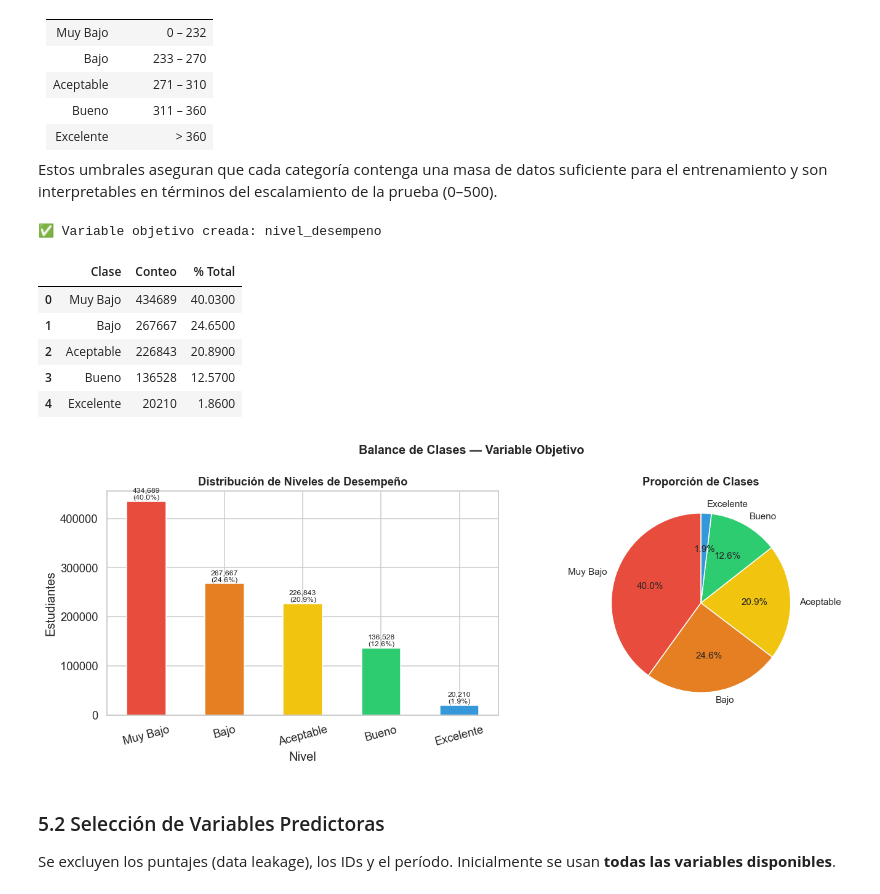
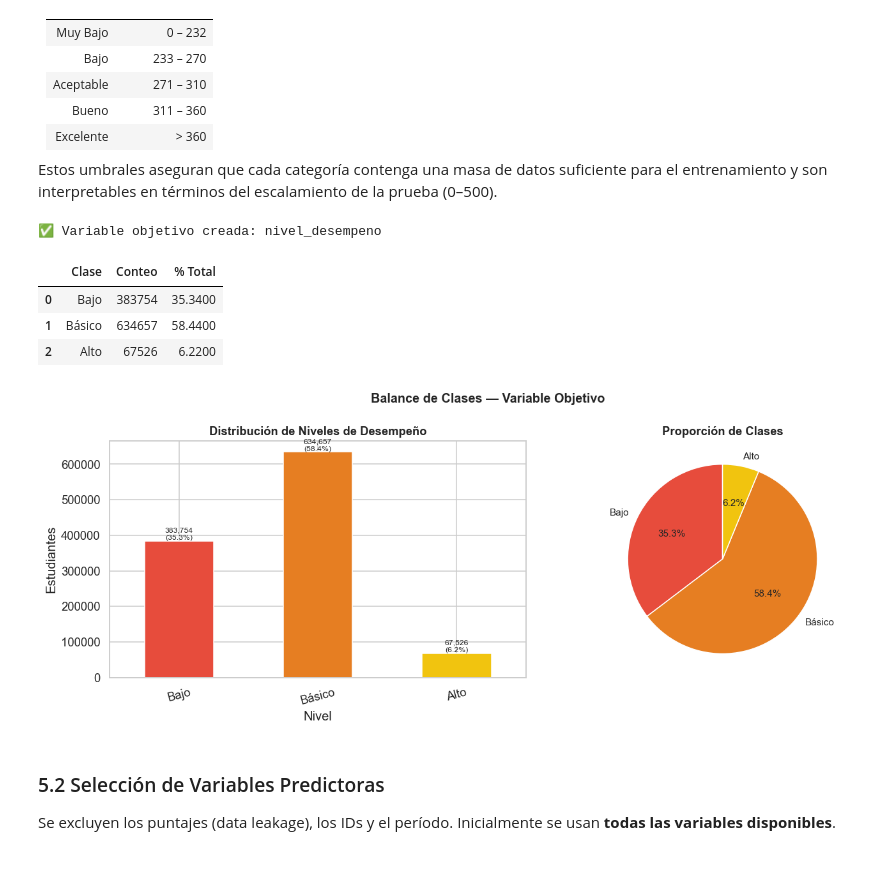
Before and after one commit to ccarvajalesc/PUJ-ML-Proyecto, a Jupyter notebook: Notebooks/Saber11_ML_Proyecto_V2.ipynb, the cells around one changed output. Cells and saved outputs as stored; diff of their text form; code cells hidden in the pictures; blank space fills up the shorter version.

```diff
--- a/Notebooks/Saber11_ML_Proyecto_V2.ipynb
+++ b/Notebooks/Saber11_ML_Proyecto_V2.ipynb
@@ -717,8 +717,11 @@ para el entrenamiento y son interpretables en términos del escalamiento de la p
 df = df_raw.copy()
 df['punt_global'] = pd.to_numeric(df['punt_global'], errors='coerce')
 
-LABELS = ['Muy Bajo', 'Bajo', 'Aceptable', 'Bueno', 'Excelente']
-BINS   = [0, 232, 270, 310, 360, 500]
+#LABELS = ['Muy Bajo', 'Bajo', 'Aceptable', 'Bueno', 'Excelente']
+#BINS   = [0, 232, 270, 310, 360, 500]
+
+LABELS = ['Bajo', 'Básico', 'Alto']
+BINS   = [0, 225, 335, 500]
 
 df['nivel_desempeno'] = pd.cut(
     df['punt_global'], bins=BINS, labels=LABELS,
@@ -732,44 +735,43 @@ display(pd.DataFrame({'Clase': LABELS, 'Conteo': dist.values, '% Total': pct.val
 # %% [output]
 ✅ Variable objetivo creada: nivel_desempeno
 |  | Clase | Conteo | % Total |
-| 0 | Muy Bajo | 434689 | 40.0300 |
-| 1 | Bajo | 267667 | 24.6500 |
-| 2 | Aceptable | 226843 | 20.8900 |
-| 3 | Bueno | 136528 | 12.5700 |
-| 4 | Excelente | 20210 | 1.8600 |
+| 0 | Bajo | 383754 | 35.3400 |
+| 1 | Básico | 634657 | 58.4400 |
+| 2 | Alto | 67526 | 6.2200 |
 # %%
 # ── Visualización del balance de clases ──────────────────────────────────────
-COLORES = ['#E74C3C', '#E67E22', '#F1C40F', '#2ECC71', '#3498DB']
+#COLORES = ['#E74C3C', '#E67E22', '#F1C40F', '#2ECC71', '#3498DB']
+COLORES = ['#E74C3C', '#E67E22', '#F1C40F']
 
 fig, axes = plt.subplots(1, 2, figsize=(13, 5))
 
 # Barras
 dist.plot(kind='bar', ax=axes[0], color=COLORES, edgecolor='white')
 axes[0].set_title('Distribución de Niveles de Desempeño',
                   fontsize=12, fontweight='bold')
 axes[0].set_xlabel('Nivel'); axes[0].set_ylabel('Estudiantes')
 axes[0].tick_params(axis='x', rotation=15)
 total_p = dist.sum()
 for bar in axes[0].patches:
     axes[0].text(
         bar.get_x() + bar.get_width()/2,
         bar.get_height() + total_p * 0.003,
         f'{bar.get_height():,}\n({bar.get_height()/total_p*100:.1f}%)',
         ha='center', fontsize=8
     )
 
 # Pie
 dist.plot(kind='pie', ax=axes[1], autopct='%1.1f%%',
           colors=COLORES, startangle=90, textprops={'fontsize': 10})
 axes[1].set_title('Proporción de Clases', fontsize=12, fontweight='bold')
 axes[1].set_ylabel('')
 
 plt.suptitle('Balance de Clases — Variable Objetivo', fontsize=13, fontweight='bold')
 plt.tight_layout()
-plt.savefig('fig_balance_clases.png', dpi=110, bbox_inches='tight')
+plt.savefig('images/fig_balance_clases.png', dpi=110, bbox_inches='tight')
 plt.show()
 # %% [output]
-[figure, old version]
+[figure, new version]
 # %% [markdown]
 ### 5.2 Selección de Variables Predictoras
 
```
Also changed, not shown: parts of 33 cells of this notebook, 18 other files.
